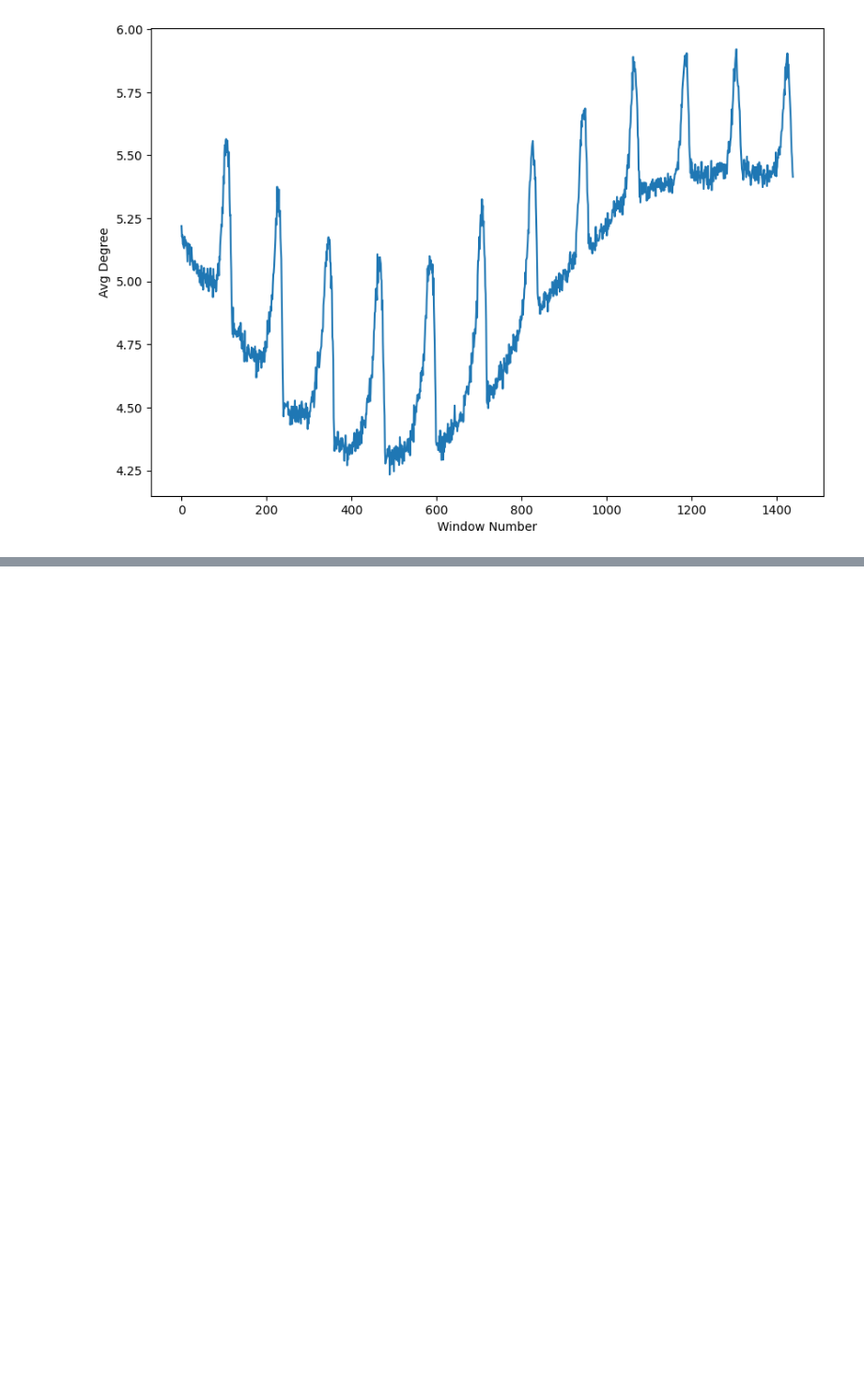
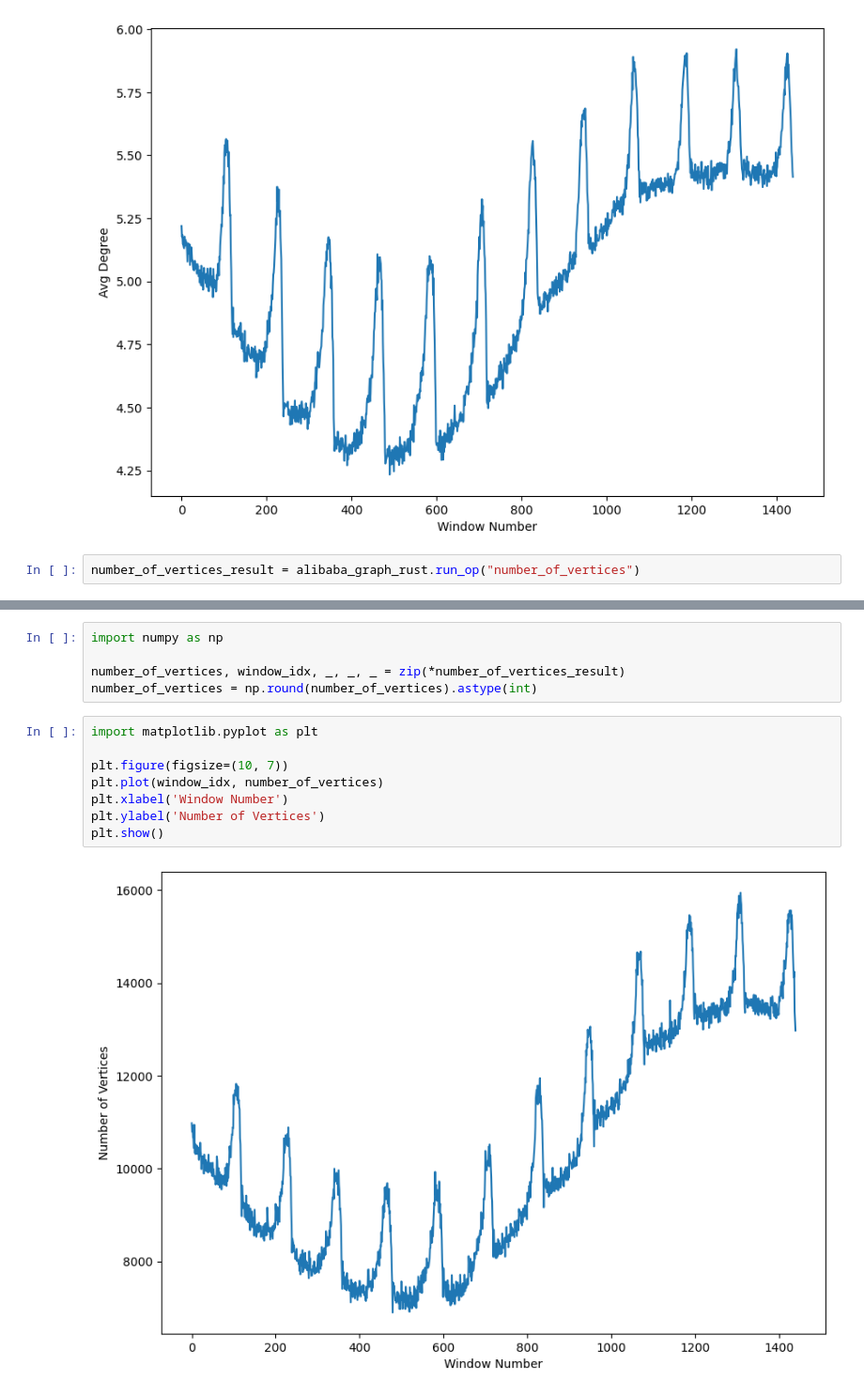
Before and after one commit to ashfaq1701/alibaba-graph-rust, a Jupyter notebook: graph_py/notebook.ipynb, the cells around one changed output, grey strips where cells are left out. Shown: that part at 94% size. Cells and saved outputs as stored; diff of their text form; blank space fills up the shorter version.

```diff
--- a/graph_py/notebook.ipynb
+++ b/graph_py/notebook.ipynb
@@ -38,3 +38,5 @@ plt.ylabel('Avg Degree')
 plt.show()
 # %% [output]
 [figure]
+# %%
+number_of_vertices_result = alibaba_graph_rust.run_op("number_of_vertices")
@@ -40,0 +61,15 @@ plt.show()
+# %%
+import numpy as np
+
+number_of_vertices, window_idx, _, _, _ = zip(*number_of_vertices_result)
+number_of_vertices = np.round(number_of_vertices).astype(int)
+# %%
+import matplotlib.pyplot as plt
+
+plt.figure(figsize=(10, 7))
+plt.plot(window_idx, number_of_vertices)
+plt.xlabel('Window Number')
+plt.ylabel('Number of Vertices')
+plt.show()
+# %% [output]
+[figure, added]
```
Also changed, not shown: parts of 1 cell of this notebook, 6 other files.
